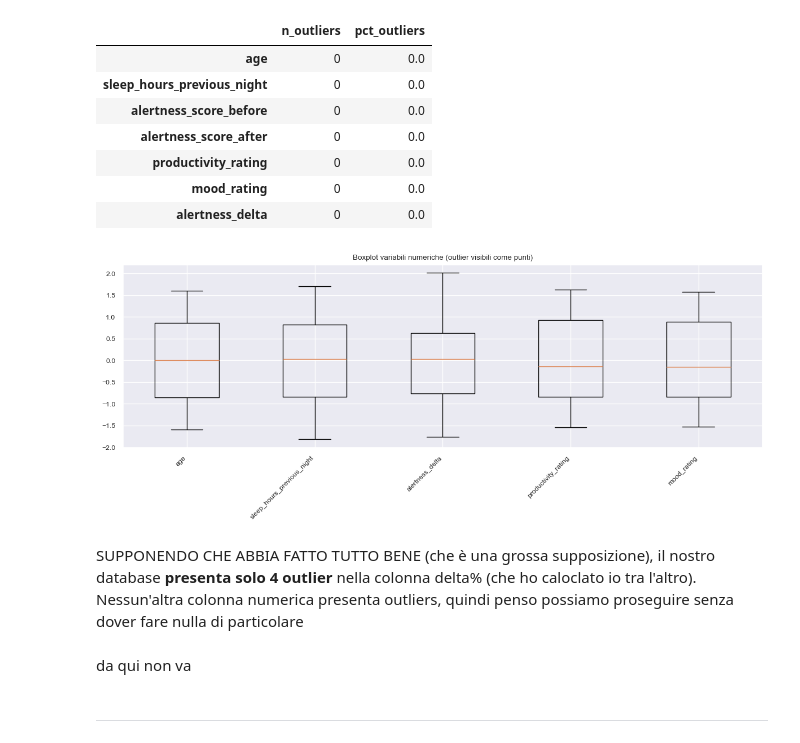
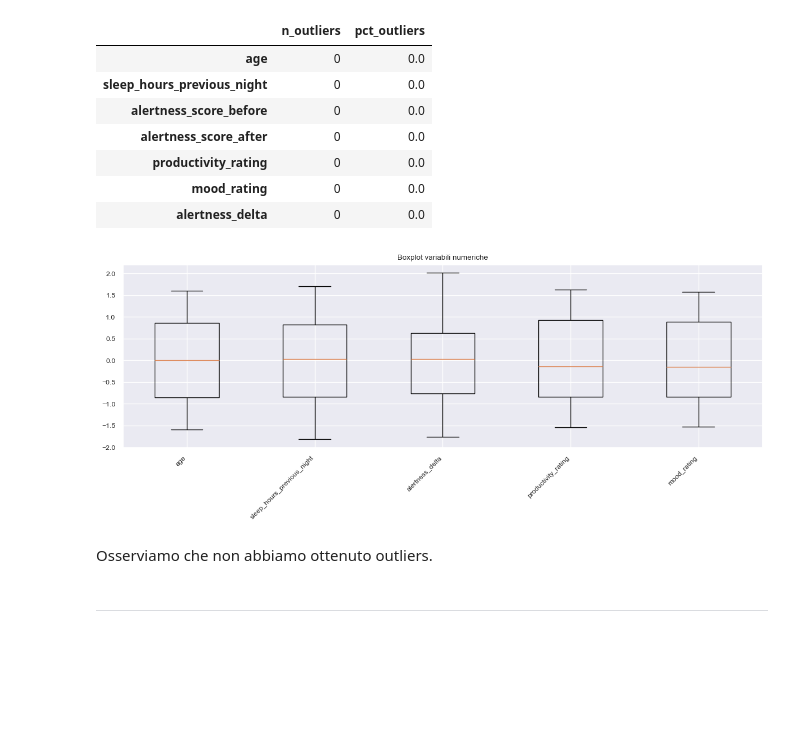
Before and after one commit to Grimino27/PDAI_Project, a Jupyter notebook: scripts/DataPolish+Exploratory.ipynb, the cells around one changed output. Saved outputs shown, nothing was run; the diff lists cells and outputs as text; code cells hidden in the pictures; blank space fills up the shorter version.

Commit message:
better code explanation until graph section

```diff
--- a/scripts/DataPolish+Exploratory.ipynb
+++ b/scripts/DataPolish+Exploratory.ipynb
@@ -98,15 +92,13 @@ In questo blocco succedono 3 cose importanti:
 # %%
 df = df.drop_duplicates(subset=["participant_id"]).copy()
-#questa cosa è inutile. Il dataset è già privo di duplicati, ma è dicono sia buona pratica fare comunque questo tipo di operazione, allora la faccio.
-
-#riempo il dataset sostituendo a NaN il valore stringa "None"
 df["side_effects"] = df["side_effects"].fillna("None")
 
 # Categorie
 df["intervention_type"] = df["intervention_type"].astype("category")
 df["occupation"] = df["occupation"].astype("category")
 df["side_effects"] = df["side_effects"].astype("category")
-df["intervention_duration_minutes"] = df["intervention_duration_minutes"].astype("category")
+#df["intervention_duration_minutes"] = df["intervention_duration_minutes"].astype("category")
+#l'ho commentata perchè chat ha suggerito di scalare se si vuole fare analisi numeriche o ML, trattala come numerica, ma se vuoi fare grafici categoriali o confronti tra gruppi, trattala come categoriale (magari ordinali). ci sta tenerla come varibile numerale per il random forest. questa cosa poi la spiego dopo meglio
 # %%
 df.info()
 # %% [output]
@@ -146,12 +135,9 @@ Nello specifico voglio aggiungere le seguenti colonne:
 # %%
-#Copio df per avere un DF da usare per l'EDA
-df_clean = df.copy()
+#Calcolo alertness_delta
+df["alertness_delta"] = df["alertness_score_after"] - df["alertness_score_before"]
 
-#Calcolo alertness_delta
-df_clean["alertness_delta"] = df_clean["alertness_score_after"] - df_clean["alertness_score_before"]
-
-#chiamo le descrittive stats per le colonne appena aggiunte e vedere che suc
-df_clean.info()
+#Controllo se l'intervento ha funzionato
+df.info()
 # %% [output]
 <class 'pandas.DataFrame'>
 RangeIndex: 500 entries, 0 to 499
@@ -183,8 +195,8 @@ scaler = StandardScaler()
 
 # Standardizza le colonne specifiche
 cols_to_scale = ["sleep_hours_previous_night", "alertness_delta", "productivity_rating", "mood_rating", "alertness_score_before", "alertness_score_after", "age"]
-df_clean_scaled = df_clean.copy()
-df_clean_scaled[cols_to_scale] = scaler.fit_transform(df_clean[cols_to_scale])
+df_clean_scaled = df.copy()
+df_clean_scaled[cols_to_scale] = scaler.fit_transform(df[cols_to_scale])
 
 print(df_clean_scaled.info())
 # %% [output]
@@ -374,20 +359,18 @@ outlier_summary
 # %%
 cols_to_boxplot = ["age", "sleep_hours_previous_night", "alertness_delta", "productivity_rating", "mood_rating"]
 
 data = [df_clean_scaled[c].dropna().values for c in cols_to_boxplot]
 
 plt.figure(figsize=(12, 5))
 plt.boxplot(data, tick_labels=cols_to_boxplot, showfliers=True)
 plt.xticks(rotation=45, ha="right")
-plt.title("Boxplot variabili numeriche (outlier visibili come punti)")
+plt.title("Boxplot variabili numeriche")
 plt.tight_layout()
 plt.show()
 # %% [output]
-[figure, old version]
+[figure, new version]
 # %% [markdown]
-SUPPONENDO CHE ABBIA FATTO TUTTO BENE (che è una grossa supposizione), il nostro database **presenta solo 4 outlier** nella colonna delta% (che ho caloclato io tra l'altro). Nessun'altra colonna numerica presenta outliers, quindi penso possiamo proseguire senza dover fare nulla di particolare
+Osserviamo che non abbiamo ottenuto outliers.
-# %% [markdown]
-da qui non va
 # %% [markdown]
 _________________________________________________________________________________
 # %% [markdown]
```
Also changed, not shown: parts of 27 cells of this notebook.
